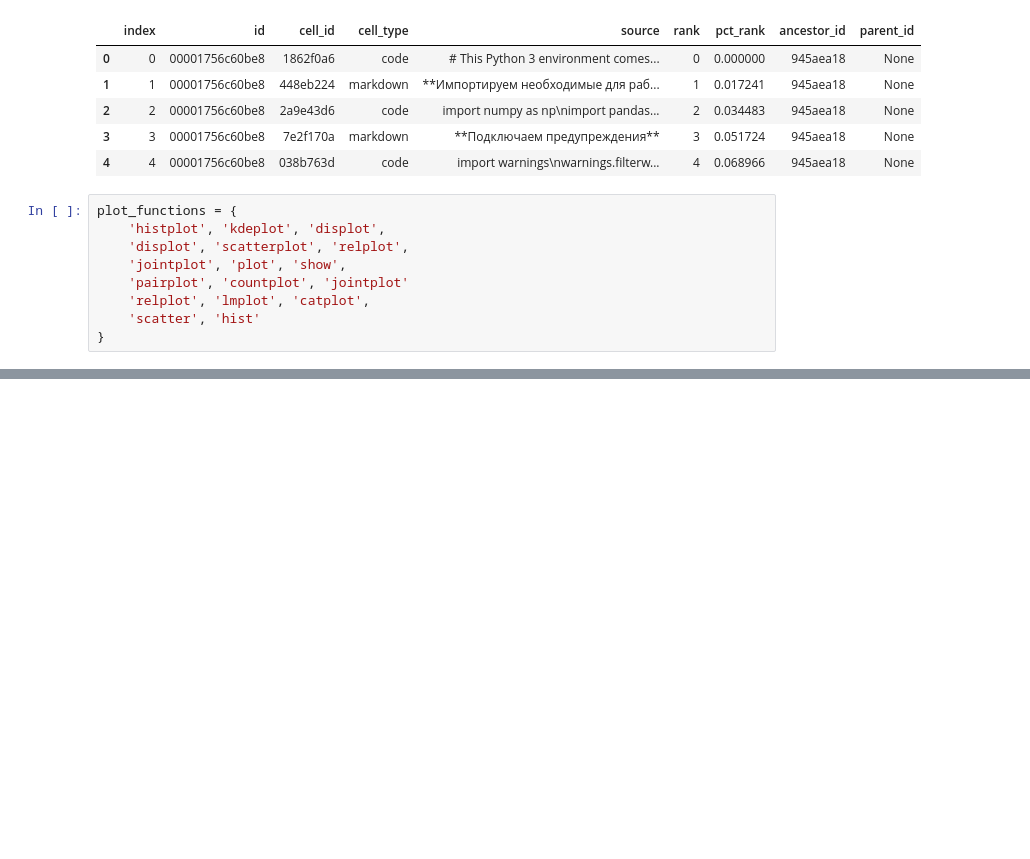
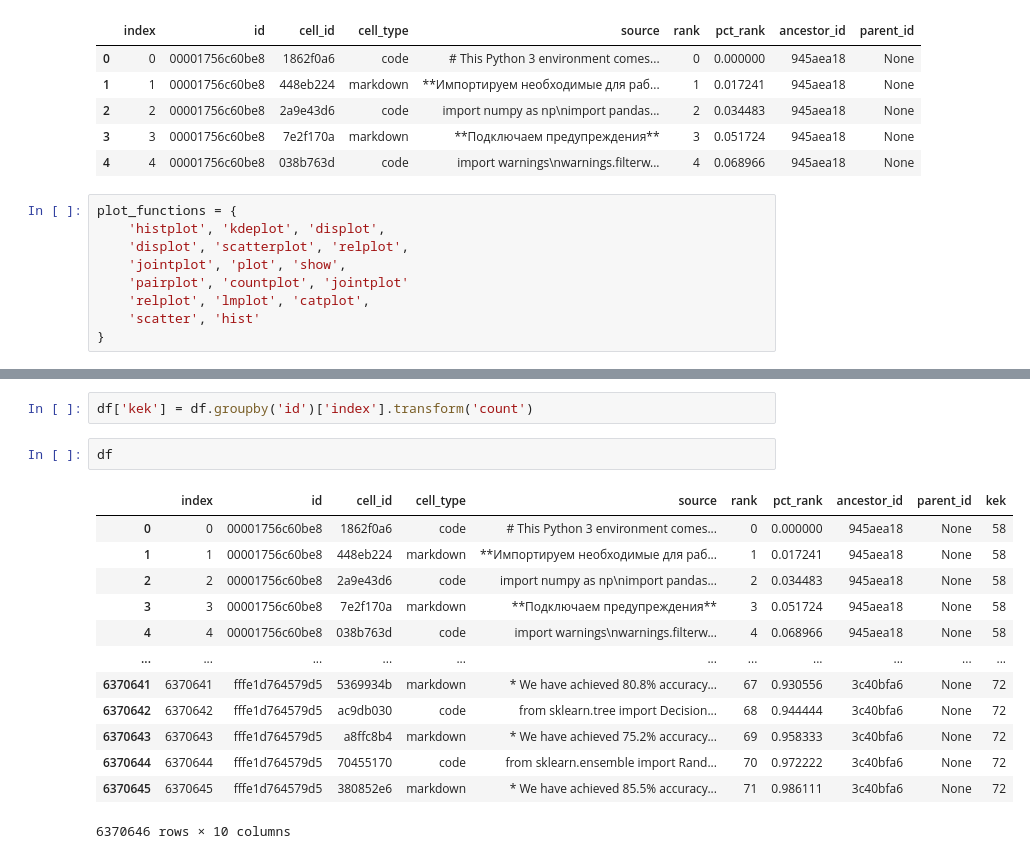
Before and after one commit to JetBrains-Research/AI4Code-kaggle, a Jupyter notebook: notebooks/generate_features.ipynb, the cells around one changed output, grey strips where cells are left out. Cells and saved outputs as stored; diff of their text form; blank space fills up the shorter version.

```diff
--- a/notebooks/generate_features.ipynb
+++ b/notebooks/generate_features.ipynb
@@ -89,3 +90,21 @@ ft
   'normalized_plot_functions': 0.0,
   'mean_ratio_in_same_notebooks': 0.725,
   'normalized_sloc': 1.9}}
+# %%
+df['kek'] = df.groupby('id')['index'].transform('count')
+# %%
+df
+# %% [output]
+|  | index | id | cell_id | cell_type | source | rank | pct_rank | ancestor_id | parent_id | kek |
+| 0 | 0 | 00001756c60be8 | 1862f0a6 | code | # This Python 3 environment comes... | 0 | 0.000000 | 945aea18 | None | 58 |
+| 1 | 1 | 00001756c60be8 | 448eb224 | markdown | **Импортируем необходимые для раб... | 1 | 0.017241 | 945aea18 | None | 58 |
+| 2 | 2 | 00001756c60be8 | 2a9e43d6 | code | import numpy as np\nimport pandas... | 2 | 0.034483 | 945aea18 | None | 58 |
+| 3 | 3 | 00001756c60be8 | 7e2f170a | markdown | **Подключаем предупреждения** | 3 | 0.051724 | 945aea18 | None | 58 |
+| 4 | 4 | 00001756c60be8 | 038b763d | code | import warnings\nwarnings.filterw... | 4 | 0.068966 | 945aea18 | None | 58 |
+| ... | ... | ... | ... | ... | ... | ... | ... | ... | ... | ... |
+| 6370641 | 6370641 | fffe1d764579d5 | 5369934b | markdown | * We have achieved 80.8% accuracy... | 67 | 0.930556 | 3c40bfa6 | None | 72 |
+| 6370642 | 6370642 | fffe1d764579d5 | ac9db030 | code | from sklearn.tree import Decision... | 68 | 0.944444 | 3c40bfa6 | None | 72 |
+| 6370643 | 6370643 | fffe1d764579d5 | a8ffc8b4 | markdown | * We have achieved 75.2% accuracy... | 69 | 0.958333 | 3c40bfa6 | None | 72 |
+| 6370644 | 6370644 | fffe1d764579d5 | 70455170 | code | from sklearn.ensemble import Rand... | 70 | 0.972222 | 3c40bfa6 | None | 72 |
+| 6370645 | 6370645 | fffe1d764579d5 | 380852e6 | markdown | * We have achieved 85.5% accuracy... | 71 | 0.986111 | 3c40bfa6 | None | 72 |
+6370646 rows × 10 columns
```
Also changed, not shown: parts of 5 cells of this notebook.
